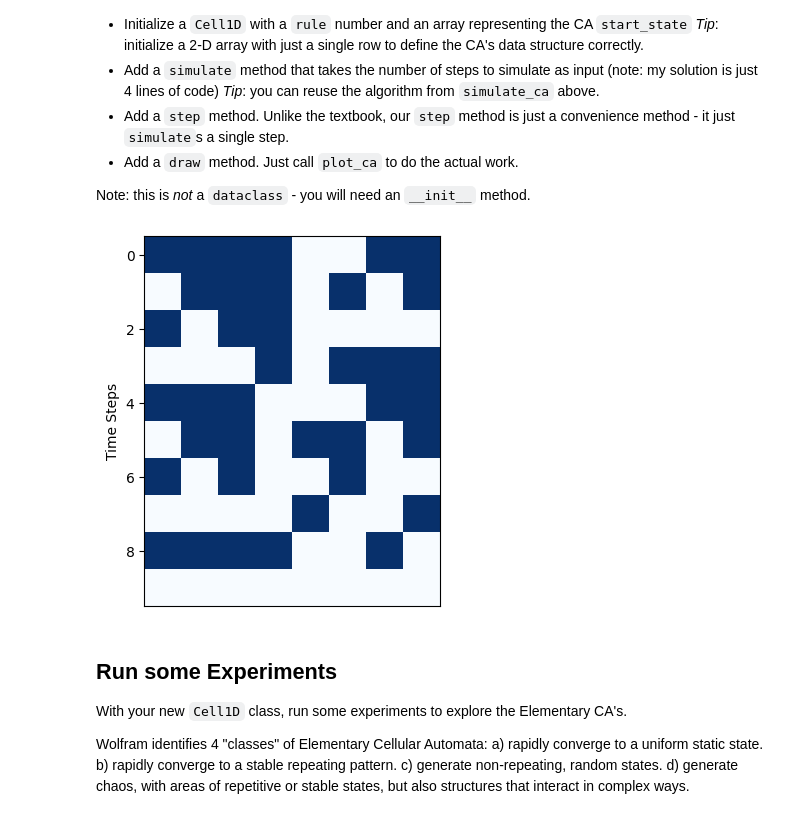
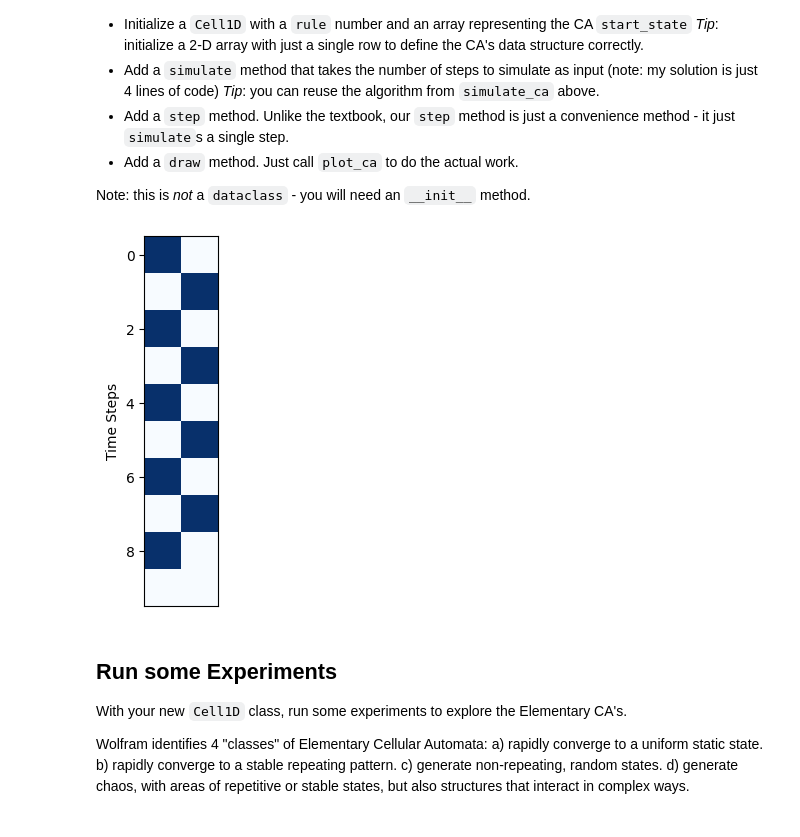
Before and after one commit to arashdeep3/cap-comp215, a Jupyter notebook: labs/lab05-CA-1D.ipynb, the cells around one changed output. Cells and saved outputs as stored; diff of their text form; code cells hidden in the pictures.

```diff
--- a/labs/lab05-CA-1D.ipynb
+++ b/labs/lab05-CA-1D.ipynb
@@ -148,30 +148,30 @@ Note: this is *not* a `dataclass` - you will need an `__init__` method.
 # %%
 # Solution for Ex. 2 here...
 class Cell1D:
     def __init__(self, rule, start_state):
         self.rule =  get_lookup_table(rule)
         self.state = from_string_array(start_state)
 
     def simulate(self, n_steps):
         self.state = simulate_ca(len(list(self.state)), n_steps, self.rule)[1:]
         return self.state[-1]
 
 
     def step(self):
-      return self.simulate(1)
+      return self.simulate(2)
 
     def draw(self):
        plot_ca(self.state)
        plt.show()
 
-rule_number = 195
-start_state = "01001000"
+rule_number = 50
+# start_state = "01001000"
 ca = Cell1D(rule_number, start_state)
-# ca.step()
+ca.step()
 ca.simulate(10)
 ca.draw()
 # %% [output]
-[figure, old version]
+[figure, new version]
 # %% [markdown]
 ## Run some Experiments
 With your new `Cell1D` class, run some experiments to explore the Elementary CA's.
```
Also changed, not shown: parts of 2 cells of this notebook.
